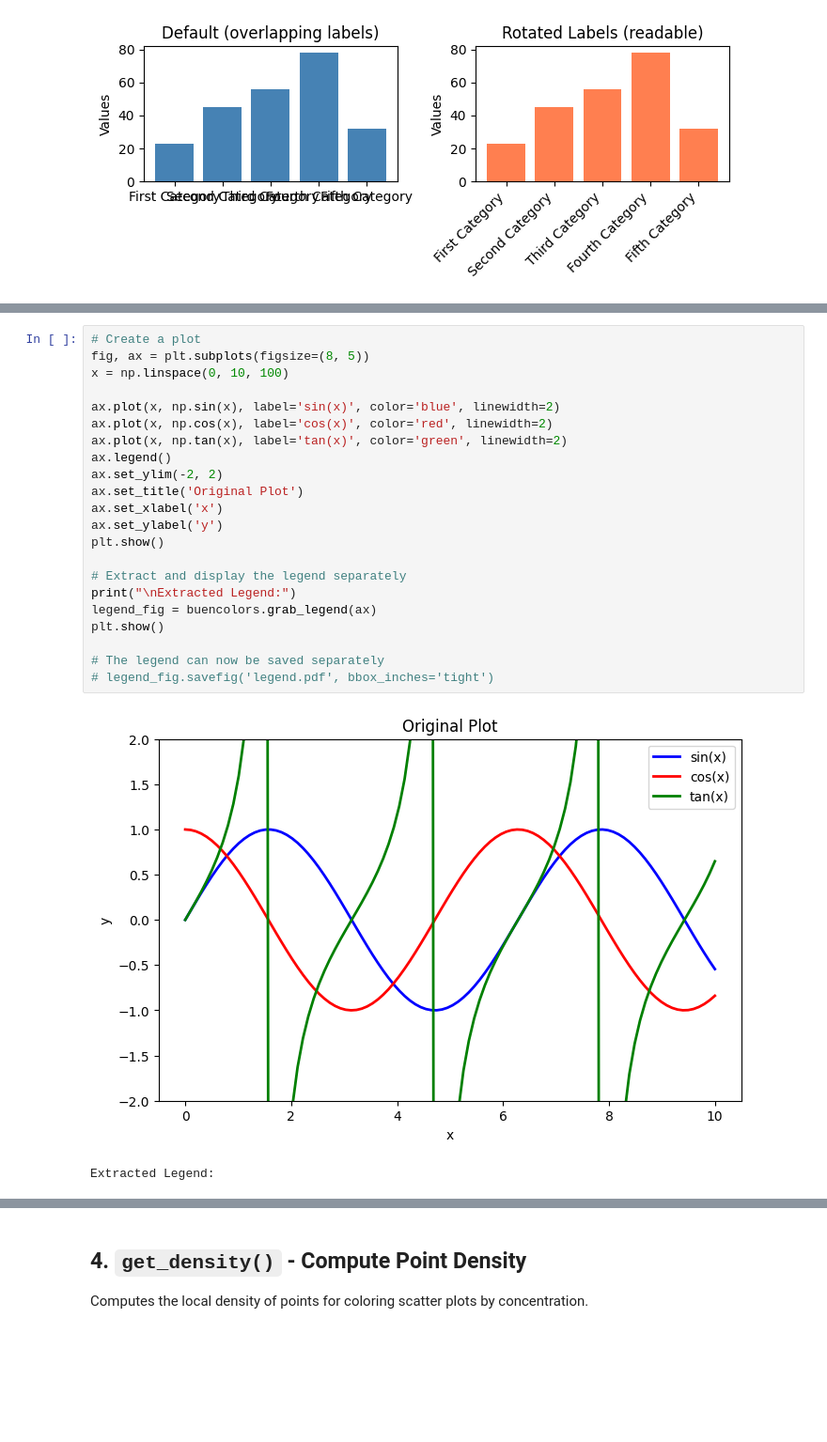
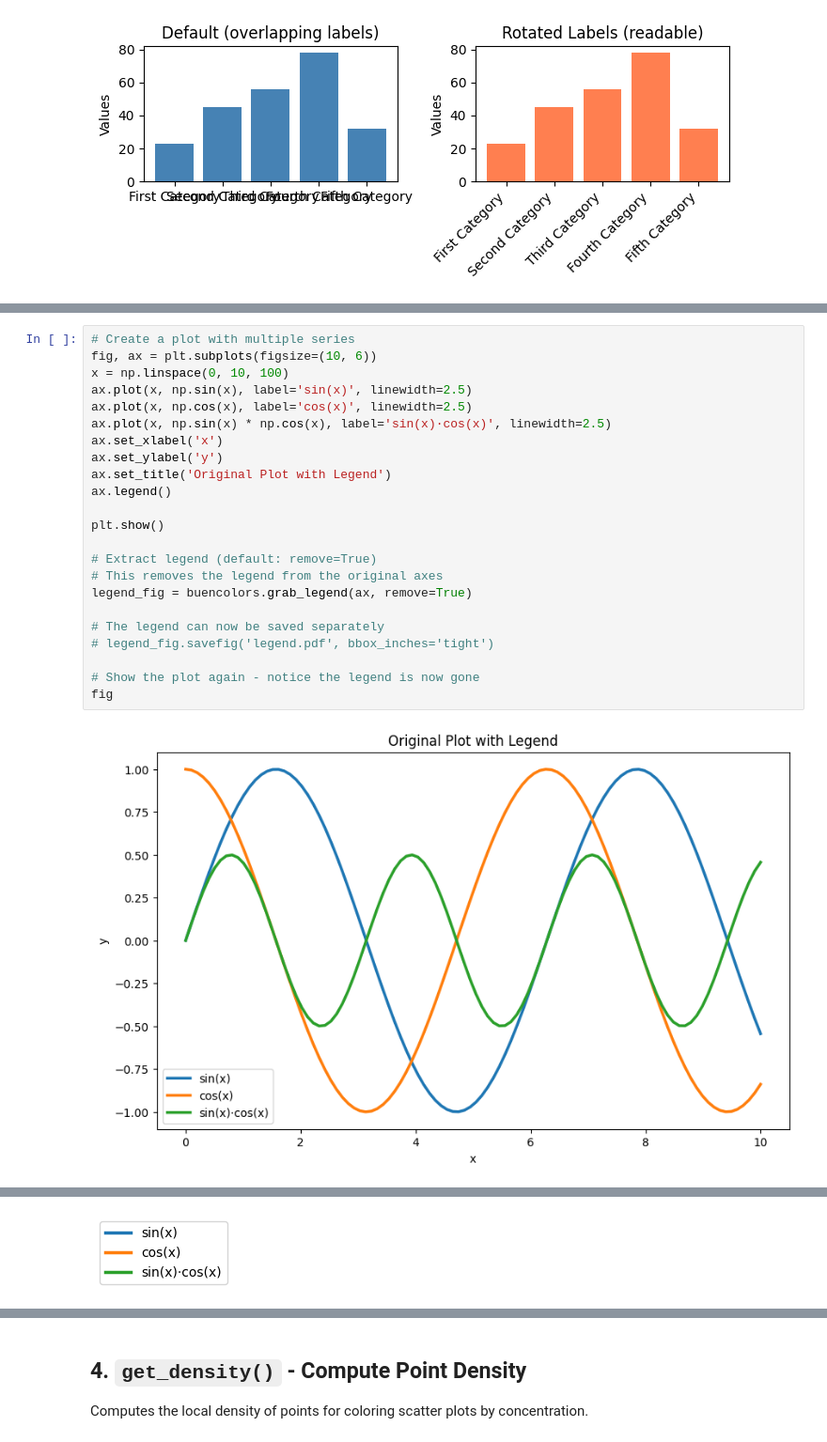
Before and after one commit to austinv11/PyBuenColors, a Jupyter notebook: examples/helpers_demo.ipynb, the cells around one changed output, grey strips where cells are left out. Shown at 94% size. Cells and saved outputs as stored; diff of their text form; blank space fills up the shorter version.

Commit message:
Allow grab_legend to remove legends and regenerate all figures

```diff
--- a/examples/helpers_demo.ipynb
+++ b/examples/helpers_demo.ipynb
@@ -82,25 +86,25 @@ Extracts the legend from a plot and returns it in a new figure for separate savi
 # %%
-# Create a plot
-fig, ax = plt.subplots(figsize=(8, 5))
+# Create a plot with multiple series
+fig, ax = plt.subplots(figsize=(10, 6))
 x = np.linspace(0, 10, 100)
-
-ax.plot(x, np.sin(x), label='sin(x)', color='blue', linewidth=2)
-ax.plot(x, np.cos(x), label='cos(x)', color='red', linewidth=2)
-ax.plot(x, np.tan(x), label='tan(x)', color='green', linewidth=2)
-ax.legend()
-ax.set_ylim(-2, 2)
-ax.set_title('Original Plot')
+ax.plot(x, np.sin(x), label='sin(x)', linewidth=2.5)
+ax.plot(x, np.cos(x), label='cos(x)', linewidth=2.5)
+ax.plot(x, np.sin(x) * np.cos(x), label='sin(x)·cos(x)', linewidth=2.5)
 ax.set_xlabel('x')
 ax.set_ylabel('y')
+ax.set_title('Original Plot with Legend')
+ax.legend()
+
 plt.show()
 
-# Extract and display the legend separately
-print("\nExtracted Legend:")
-legend_fig = buencolors.grab_legend(ax)
-plt.show()
+# Extract legend (default: remove=True)
+# This removes the legend from the original axes
+legend_fig = buencolors.grab_legend(ax, remove=True)
 
 # The legend can now be saved separately
 # legend_fig.savefig('legend.pdf', bbox_inches='tight')
+
+# Show the plot again - notice the legend is now gone
+fig
 # %% [output]
-[figure, old version]
+[figure, new version]
-Extracted Legend:
@@ -107,0 +112 @@ Extracted Legend:
+[figure, added]
```
Also changed, not shown: parts of 4 cells of this notebook, 16 other files.
